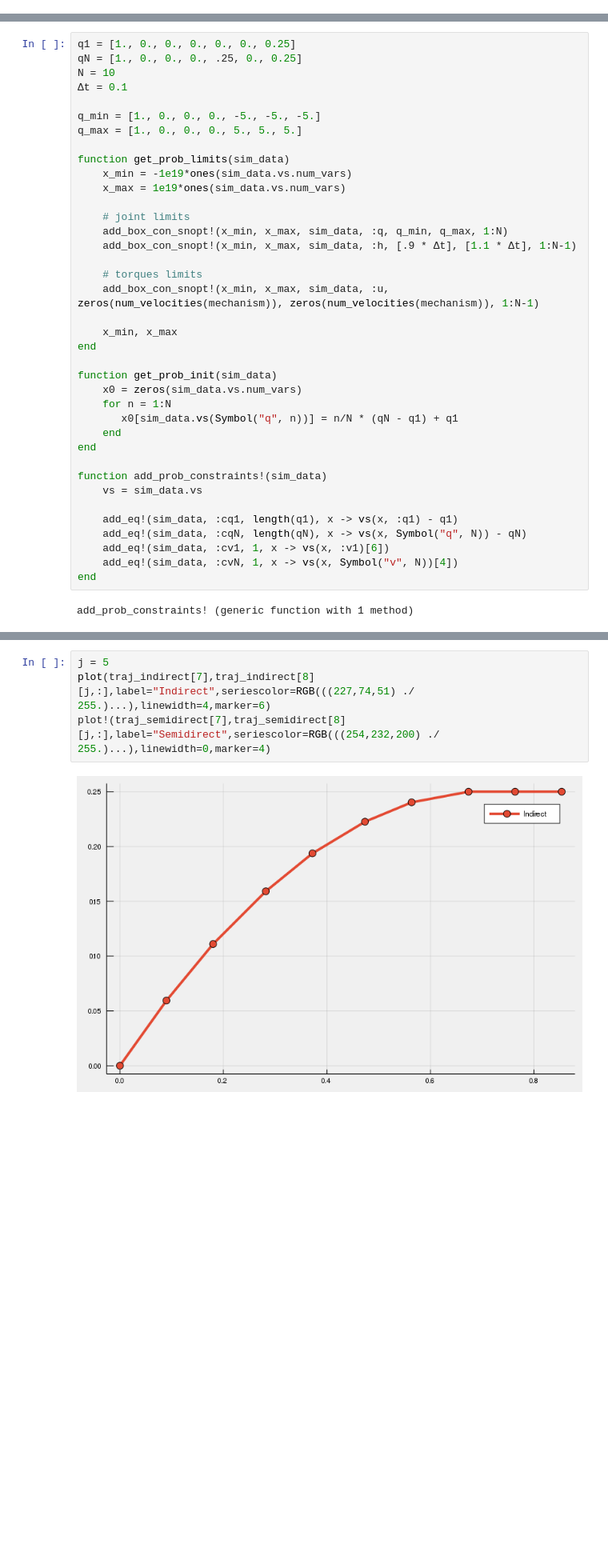
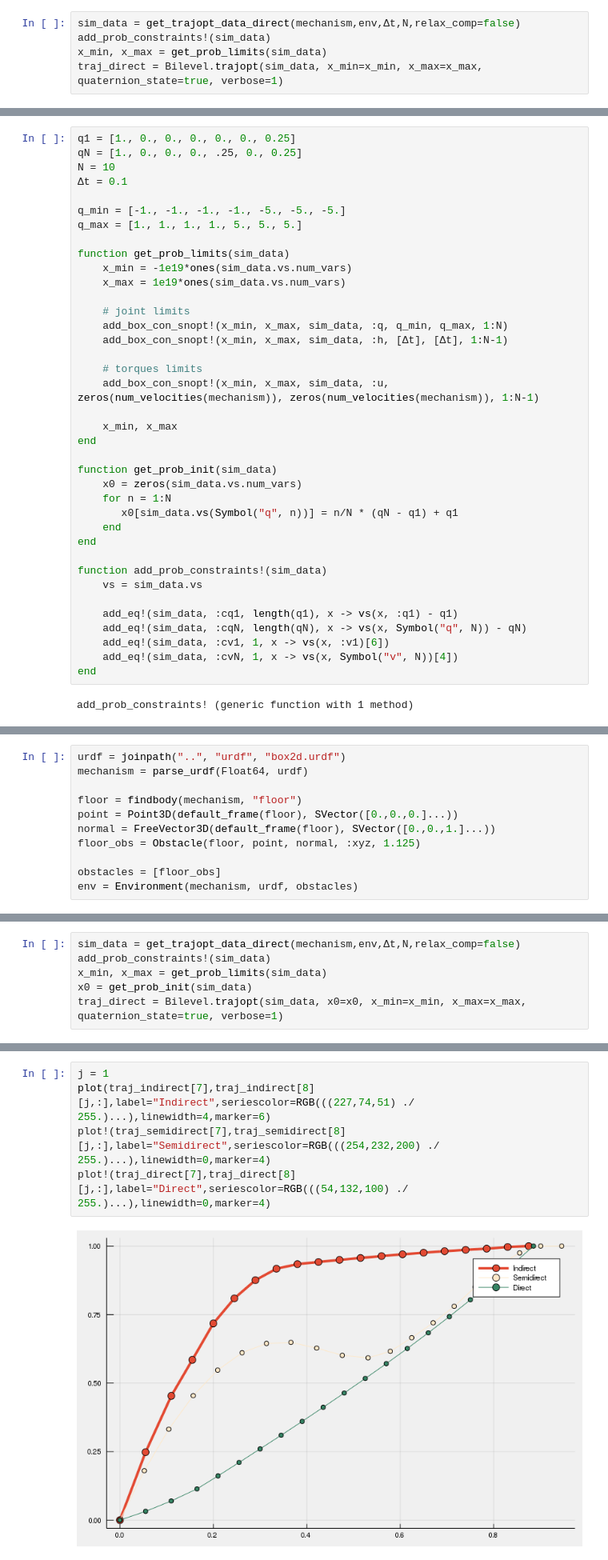
Before and after one commit to blandry/Bilevel.jl, a Jupyter notebook: notebooks/Trajectory Optimization.ipynb, the cells around one changed output, grey strips where cells are left out. Shown at 80% size. Cells and saved outputs as stored; diff of their text form; blank space fills up the shorter version.

```diff
--- a/notebooks/Trajectory Optimization.ipynb
+++ b/notebooks/Trajectory Optimization.ipynb
@@ -115,0 +105,5 @@ Terminated after numerical difficulties: singular basis
+# %%
+sim_data = get_trajopt_data_direct(mechanism,env,Δt,N,relax_comp=false)
+add_prob_constraints!(sim_data)
+x_min, x_max = get_prob_limits(sim_data)
+traj_direct = Bilevel.trajopt(sim_data, x_min=x_min, x_max=x_max, quaternion_state=true, verbose=1)
@@ -168,8 +166,8 @@ qN = [1., 0., 0., 0., .25, 0., 0.25]
 N = 10
 Δt = 0.1
 
-q_min = [1., 0., 0., 0., -5., -5., -5.]
-q_max = [1., 0., 0., 0., 5., 5., 5.]
+q_min = [-1., -1., -1., -1., -5., -5., -5.]
+q_max = [1., 1., 1., 1., 5., 5., 5.]
 
 function get_prob_limits(sim_data)
     x_min = -1e19*ones(sim_data.vs.num_vars)
@@ -177,7 +175,7 @@ function get_prob_limits(sim_data)
 
     # joint limits
     add_box_con_snopt!(x_min, x_max, sim_data, :q, q_min, q_max, 1:N)
-    add_box_con_snopt!(x_min, x_max, sim_data, :h, [.9 * Δt], [1.1 * Δt], 1:N-1)
+    add_box_con_snopt!(x_min, x_max, sim_data, :h, [Δt], [Δt], 1:N-1)
 
     # torques limits
     add_box_con_snopt!(x_min, x_max, sim_data, :u, zeros(num_velocities(mechanism)), zeros(num_velocities(mechanism)), 1:N-1)
@@ -204,0 +205,11 @@ add_prob_constraints! (generic function with 1 method)
+# %%
+urdf = joinpath("..", "urdf", "box2d.urdf")
+mechanism = parse_urdf(Float64, urdf)
+
+floor = findbody(mechanism, "floor")
+point = Point3D(default_frame(floor), SVector([0.,0.,0.]...))
+normal = FreeVector3D(default_frame(floor), SVector([0.,0.,1.]...))
+floor_obs = Obstacle(floor, point, normal, :xyz, 1.125)
+
+obstacles = [floor_obs]
+env = Environment(mechanism, urdf, obstacles)
@@ -222,2 +360,8 @@ traj_semidirect = Bilevel.trajopt(sim_data, x0=x0, x_min=x_min, x_max=x_max, qua
 # %%
 setanimation!(mvis, traj_semidirect[7], traj_semidirect[1])
+# %%
+sim_data = get_trajopt_data_direct(mechanism,env,Δt,N,relax_comp=false)
+add_prob_constraints!(sim_data)
+x_min, x_max = get_prob_limits(sim_data)
+x0 = get_prob_init(sim_data)
+traj_direct = Bilevel.trajopt(sim_data, x0=x0, x_min=x_min, x_max=x_max, quaternion_state=true, verbose=1)
@@ -224,6 +387,7 @@ setanimation!(mvis, traj_semidirect[7], traj_semidirect[1])
 # %%
-j = 5
+j = 1
 plot(traj_indirect[7],traj_indirect[8][j,:],label="Indirect",seriescolor=RGB(((227,74,51) ./ 255.)...),linewidth=4,marker=6)
 plot!(traj_semidirect[7],traj_semidirect[8][j,:],label="Semidirect",seriescolor=RGB(((254,232,200) ./ 255.)...),linewidth=0,marker=4)
+plot!(traj_direct[7],traj_direct[8][j,:],label="Direct",seriescolor=RGB(((54,132,100) ./ 255.)...),linewidth=0,marker=4)
 # %% [output]
-[figure, old version]
+[figure, new version]
```
Also changed, not shown: parts of 17 cells of this notebook, 9 other files.
